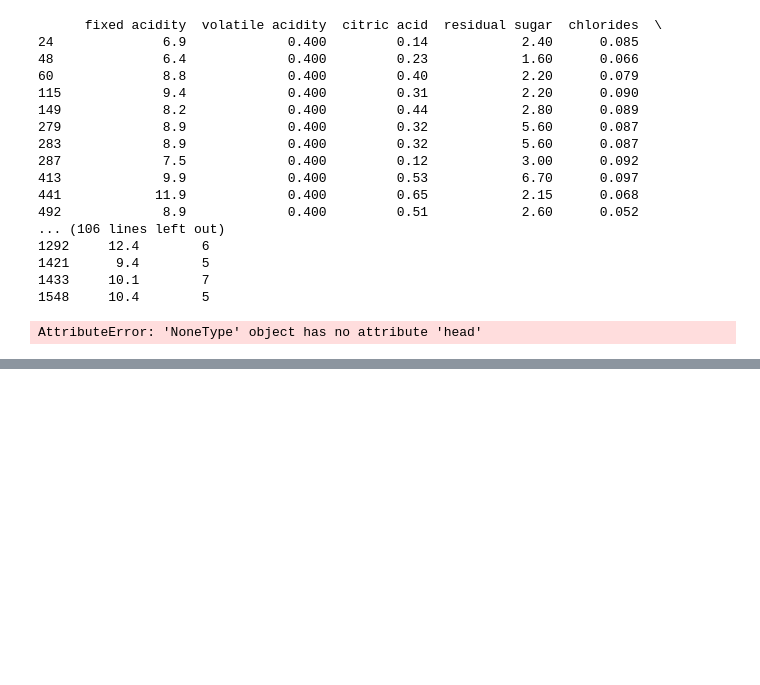
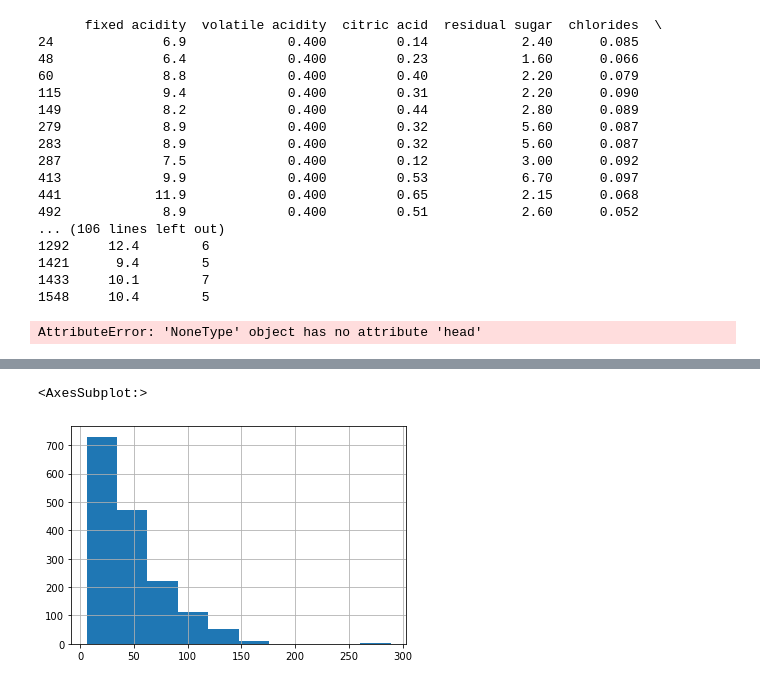
Before and after one commit to Anitagg1/Phyton-Workshop, a Jupyter notebook: Wine Project.ipynb, the cells around one changed output, grey strips where cells are left out. Drawn from its saved outputs; the diff is of its cells as text; code cells hidden in the pictures; blank space fills up the shorter version.

```diff
--- a/Wine Project.ipynb
+++ b/Wine Project.ipynb
@@ -174,0 +238,6 @@ wines = wines.sample(frac=1, random_state=42).reset_index(drop=True)
+# %%
+# comparing same data, less granular
+red_wine['total sulfur dioxide'].hist(bins = 10)
+# %% [output]
+<AxesSubplot:>
+[figure, added]
```
Also changed, not shown: parts of 13 cells of this notebook.
